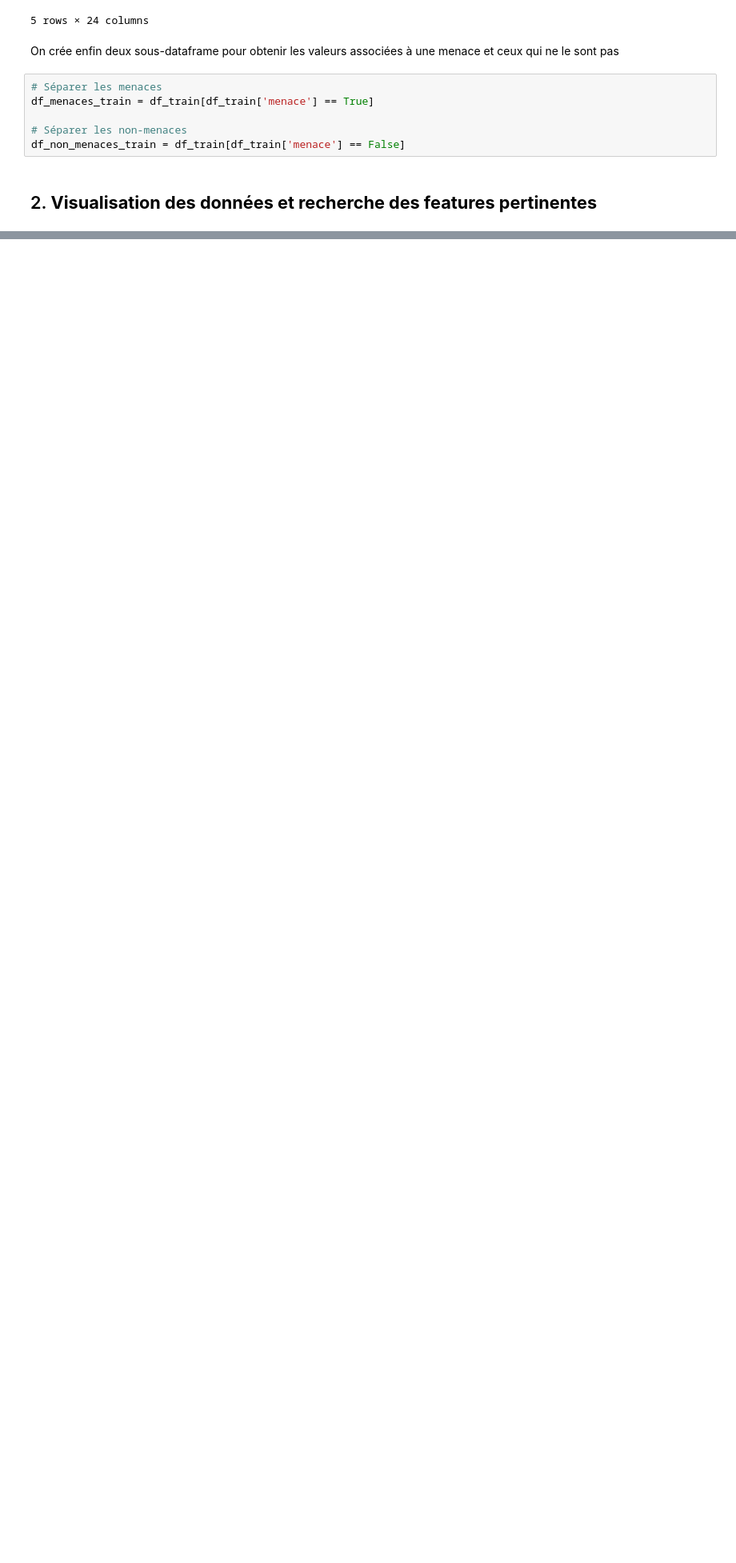
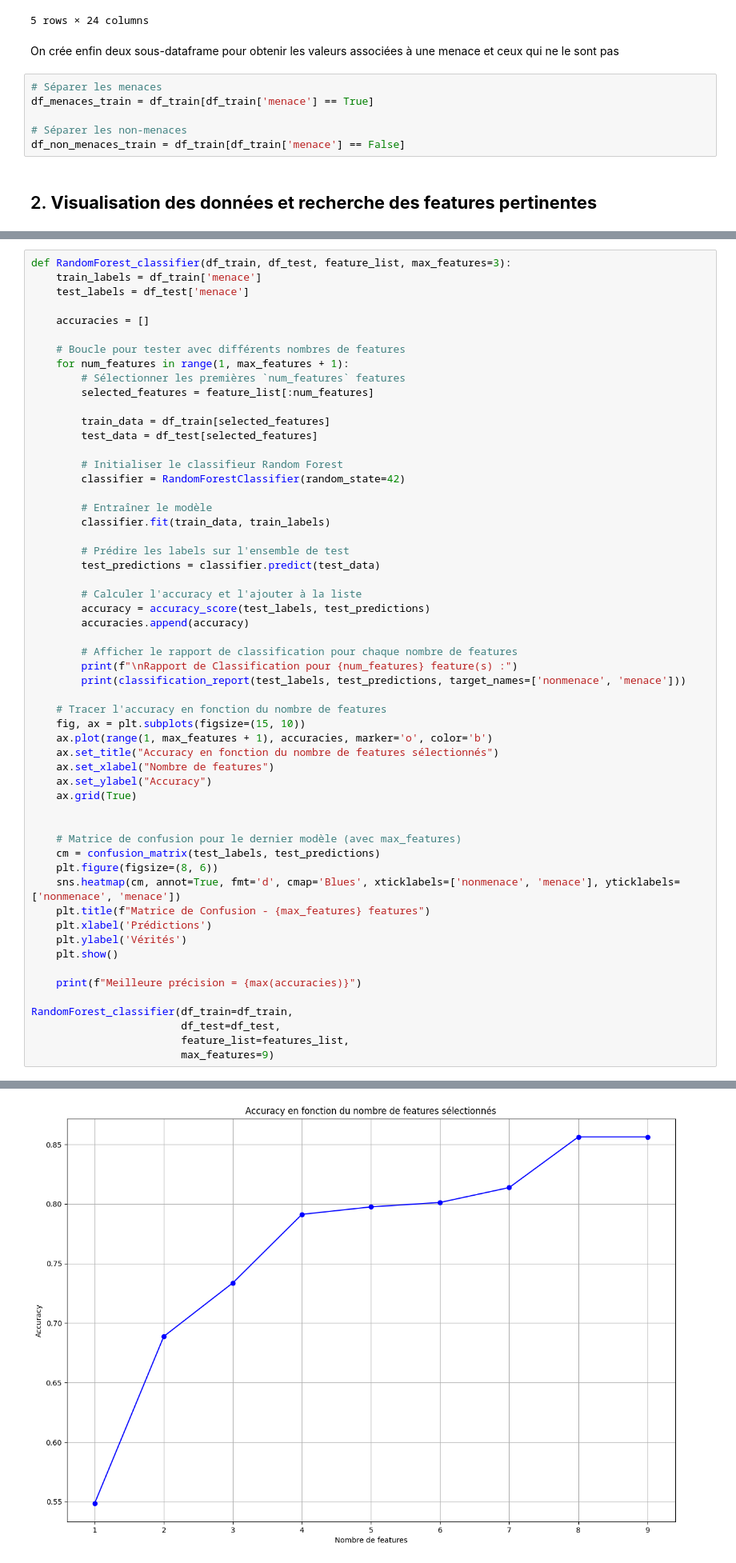
Before and after one commit to NailKhelifa/MVA_deep_and_signal, a Jupyter notebook: TP2/dls_tp2.ipynb, the cells around one changed output, grey strips where cells are left out. Shown at 80% size. Drawn from its saved outputs; the diff is of its cells as text; blank space fills up the shorter version.

```diff
--- a/TP2/dls_tp2.ipynb
+++ b/TP2/dls_tp2.ipynb
@@ -736,0 +763,57 @@ weighted avg       0.63      0.63      0.63       800
+# %%
+def RandomForest_classifier(df_train, df_test, feature_list, max_features=3):
+    train_labels = df_train['menace']
+    test_labels = df_test['menace']
+
+    accuracies = []
+
+    # Boucle pour tester avec différents nombres de features
+    for num_features in range(1, max_features + 1):
+        # Sélectionner les premières `num_features` features
+        selected_features = feature_list[:num_features]
+
+        train_data = df_train[selected_features]
+        test_data = df_test[selected_features]
+
+        # Initialiser le classifieur Random Forest
+        classifier = RandomForestClassifier(random_state=42)
+
+        # Entraîner le modèle
+        classifier.fit(train_data, train_labels)
+
+        # Prédire les labels sur l'ensemble de test
+        test_predictions = classifier.predict(test_data)
+
+        # Calculer l'accuracy et l'ajouter à la liste
+        accuracy = accuracy_score(test_labels, test_predictions)
+        accuracies.append(accuracy)
+
+        # Afficher le rapport de classification pour chaque nombre de features
+        print(f"\nRapport de Classification pour {num_features} feature(s) :")
+        print(classification_report(test_labels, test_predictions, target_names=['nonmenace', 'menace']))
+
+    # Tracer l'accuracy en fonction du nombre de features
+    fig, ax = plt.subplots(figsize=(15, 10))
+    ax.plot(range(1, max_features + 1), accuracies, marker='o', color='b')
+    ax.set_title("Accuracy en fonction du nombre de features sélectionnés")
+    ax.set_xlabel("Nombre de features")
+    ax.set_ylabel("Accuracy")
+    ax.grid(True)
+
+
+    # Matrice de confusion pour le dernier modèle (avec max_features)
+    cm = confusion_matrix(test_labels, test_predictions)
+    plt.figure(figsize=(8, 6))
+    sns.heatmap(cm, annot=True, fmt='d', cmap='Blues', xticklabels=['nonmenace', 'menace'], yticklabels=['nonmenace', 'menace'])
+    plt.title(f"Matrice de Confusion - {max_features} features")
+    plt.xlabel('Prédictions')
+    plt.ylabel('Vérités')
+    plt.show()
+
+    print(f"Meilleure précision = {max(accuracies)}")
+
+RandomForest_classifier(df_train=df_train,
+                        df_test=df_test,
+                        feature_list=features_list,
+                        max_features=9)
+# %% [output]
@@ -736,0 +837 @@ weighted avg       0.63      0.63      0.63       800
+[figure, added]
```
Also changed, not shown: parts of 37 cells of this notebook.
